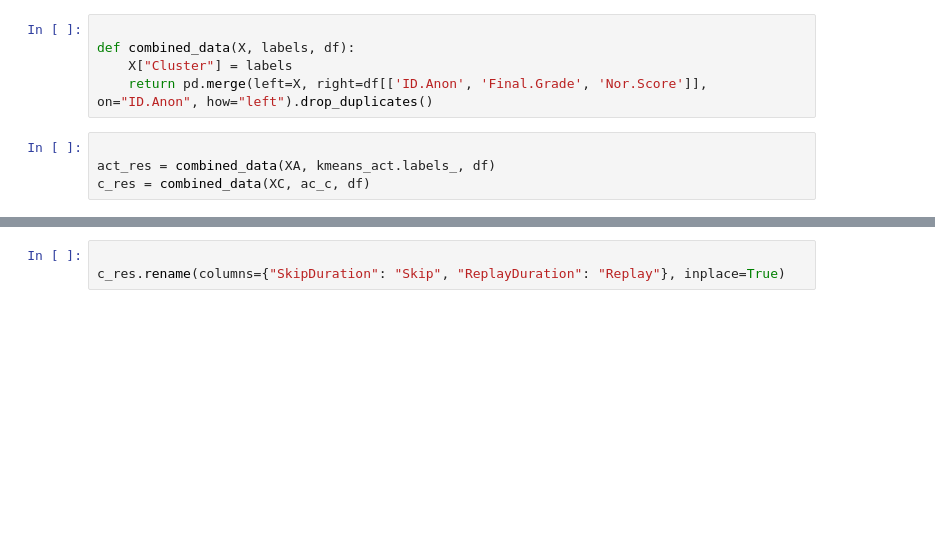
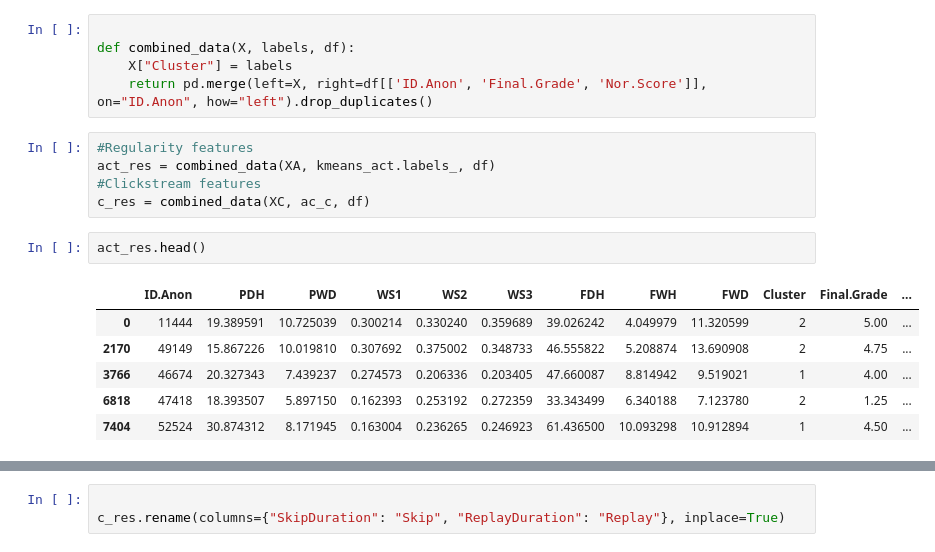
Before and after one commit to epfl-ml4ed/flipped-classroom, a Jupyter notebook: notebooks/student_project.ipynb, the cells around one changed output, grey strips where cells are left out. Drawn from its saved outputs; the diff is of its cells as text; blank space fills up the shorter version.

```diff
--- a/notebooks/student_project.ipynb
+++ b/notebooks/student_project.ipynb
@@ -1034,6 +1034,16 @@ def combined_data(X, labels, df):
     X["Cluster"] = labels
     return pd.merge(left=X, right=df[['ID.Anon', 'Final.Grade', 'Nor.Score']], on="ID.Anon", how="left").drop_duplicates()
 # %%
-
+#Regularity features
 act_res = combined_data(XA, kmeans_act.labels_, df)
+#Clickstream features
 c_res = combined_data(XC, ac_c, df)
+# %%
+act_res.head()
+# %% [output]
+|  | ID.Anon | PDH | PWD | WS1 | WS2 | WS3 | FDH | FWH | FWD | Cluster | Final.Grade | ... |
+| 0 | 11444 | 19.389591 | 10.725039 | 0.300214 | 0.330240 | 0.359689 | 39.026242 | 4.049979 | 11.320599 | 2 | 5.00 | ... |
+| 2170 | 49149 | 15.867226 | 10.019810 | 0.307692 | 0.375002 | 0.348733 | 46.555822 | 5.208874 | 13.690908 | 2 | 4.75 | ... |
+| 3766 | 46674 | 20.327343 | 7.439237 | 0.274573 | 0.206336 | 0.203405 | 47.660087 | 8.814942 | 9.519021 | 1 | 4.00 | ... |
+| 6818 | 47418 | 18.393507 | 5.897150 | 0.162393 | 0.253192 | 0.272359 | 33.343499 | 6.340188 | 7.123780 | 2 | 1.25 | ... |
+| 7404 | 52524 | 30.874312 | 8.171945 | 0.163004 | 0.236265 | 0.246923 | 61.436500 | 10.093298 | 10.912894 | 1 | 4.50 | ... |
```
Also changed, not shown: parts of 1 cell of this notebook, 2 other files.
